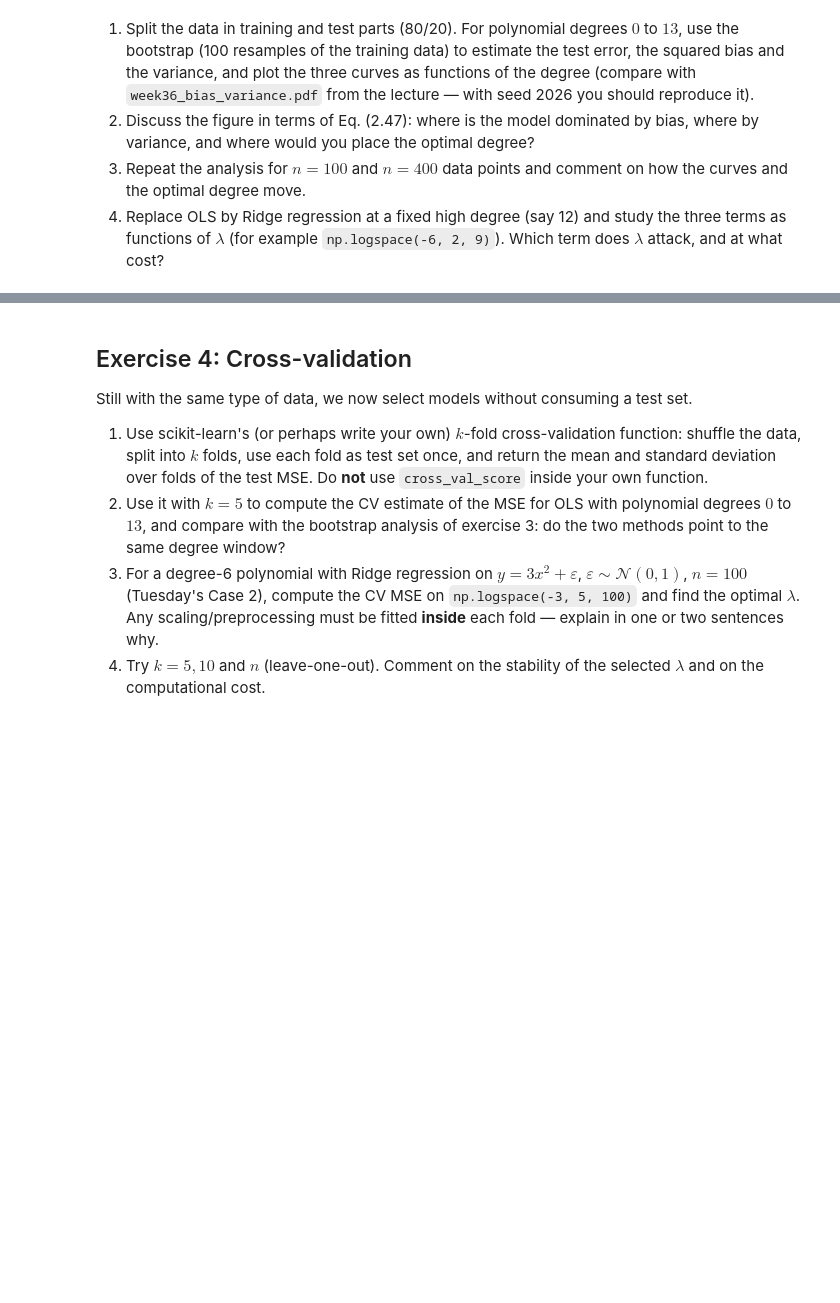
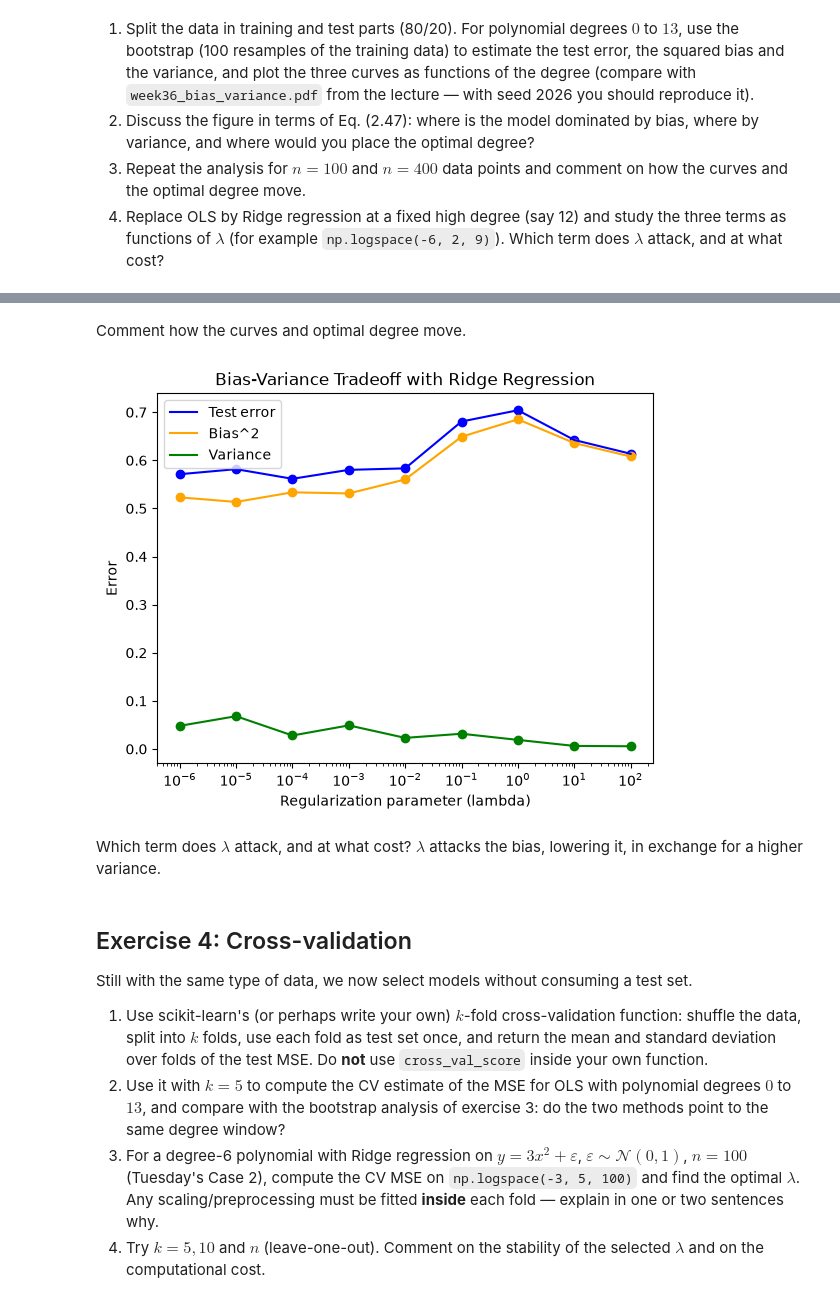
Before and after one commit to Timholmen96/MachineLearningUiO, a Jupyter notebook: doc/WeeklyMaterial/week36/exercisesweek36.ipynb, the cells around one changed output, grey strips where cells are left out. Drawn from its saved outputs; the diff is of its cells as text; code cells hidden in the pictures; blank space fills up the shorter version.

```diff
--- a/doc/WeeklyMaterial/week36/exercisesweek36.ipynb
+++ b/doc/WeeklyMaterial/week36/exercisesweek36.ipynb
@@ -101,9 +101,13 @@ from sklearn.model_selection import train_test_split, KFold, cross_val_score
 from sklearn.utils import resample
 
 np.random.seed(2026)
-n = 40
-x = np.linspace(-3, 3, n).reshape(-1, 1)
-y = np.exp(-x**2) + 1.5 * np.exp(-(x - 2)**2) + np.random.normal(0, 0.1, x.shape)
+n1, n2, n3 = 40, 100, 400
+x1 = np.linspace(-3, 3, n1).reshape(-1, 1)
+x2 = np.linspace(-3, 3, n2).reshape(-1, 1)
+x3 = np.linspace(-3, 3, n3).reshape(-1, 1)
+y1 = np.exp(-x1**2) + 1.5 * np.exp(-(x1 - 2)**2) + np.random.normal(0, 0.1, x1.shape)
+y2 = np.exp(-x2**2) + 1.5 * np.exp(-(x2 - 2)**2) + np.random.normal(0, 0.1, x2.shape)
+y3 = np.exp(-x3**2) + 1.5 * np.exp(-(x3 - 2)**2) + np.random.normal(0, 0.1, x3.shape)
 # %% [markdown]
 1. Split the data in training and test parts (80/20). For polynomial degrees
    $0$ to $13$, use the bootstrap (100 resamples of the training data) to
@@ -159,3 +234,45 @@ plt.show()
+# %% [markdown]
+Comment how the curves and optimal degree move.
+# %%
+# Ridge regression, choose n = 100 for this example
+deg = 12
+lambdas = np.logspace(-6,2,9)
+
+error_r = np.zeros(len(lambdas))
+bias_r = np.zeros(len(lambdas))
+variance_r = np.zeros(len(lambdas))
+
+for index, lam in enumerate(lambdas):
+    model = make_pipeline(PolynomialFeatures(degree=deg), StandardScaler(), Ridge(alpha=lam, fit_intercept=False))
+
+    for i in range(n_bs):
+        x_2, y_2 = resample(x2_train, y2_train)
+        model.fit(x_2, y_2)
+        y2_pred[:,i] = model.predict(x2_test).ravel()
+
+    mean_prediction = np.mean(y2_pred, axis=1, keepdims=True)
+
+    error_r[index] = np.mean(np.mean((y2_test - y2_pred)**2, axis=1, keepdims=True))
+    bias_r[index] = np.mean((y2_test - mean_prediction)**2)
+    variance_r[index] = np.mean(np.var(y2_pred, axis=1, keepdims=True))
+
+plt.plot(lambdas, error_r, label="Test error", color = "blue")
+plt.scatter(lambdas, error_r, color="blue")
+plt.plot(lambdas, bias_r, label="Bias^2", color = "orange")
+plt.scatter(lambdas, bias_r, color="orange")
+plt.plot(lambdas, variance_r, label="Variance", color = "green")
+plt.scatter(lambdas, variance_r, color="green")
+plt.xscale("log")
+plt.xlabel("Regularization parameter (lambda)")
+plt.ylabel("Error")
+plt.title("Bias-Variance Tradeoff with Ridge Regression")
+plt.legend()
+plt.show()
+# %% [output]
+[figure, added]
+# %% [markdown]
+Which term does $\lambda$ attack, and at what cost?
+$\lambda$ attacks the bias, lowering it, in exchange for a higher variance.
 # %% [markdown]
 ## Exercise 4: Cross-validation
 
```
Also changed, not shown: parts of 1 cell of this notebook.
